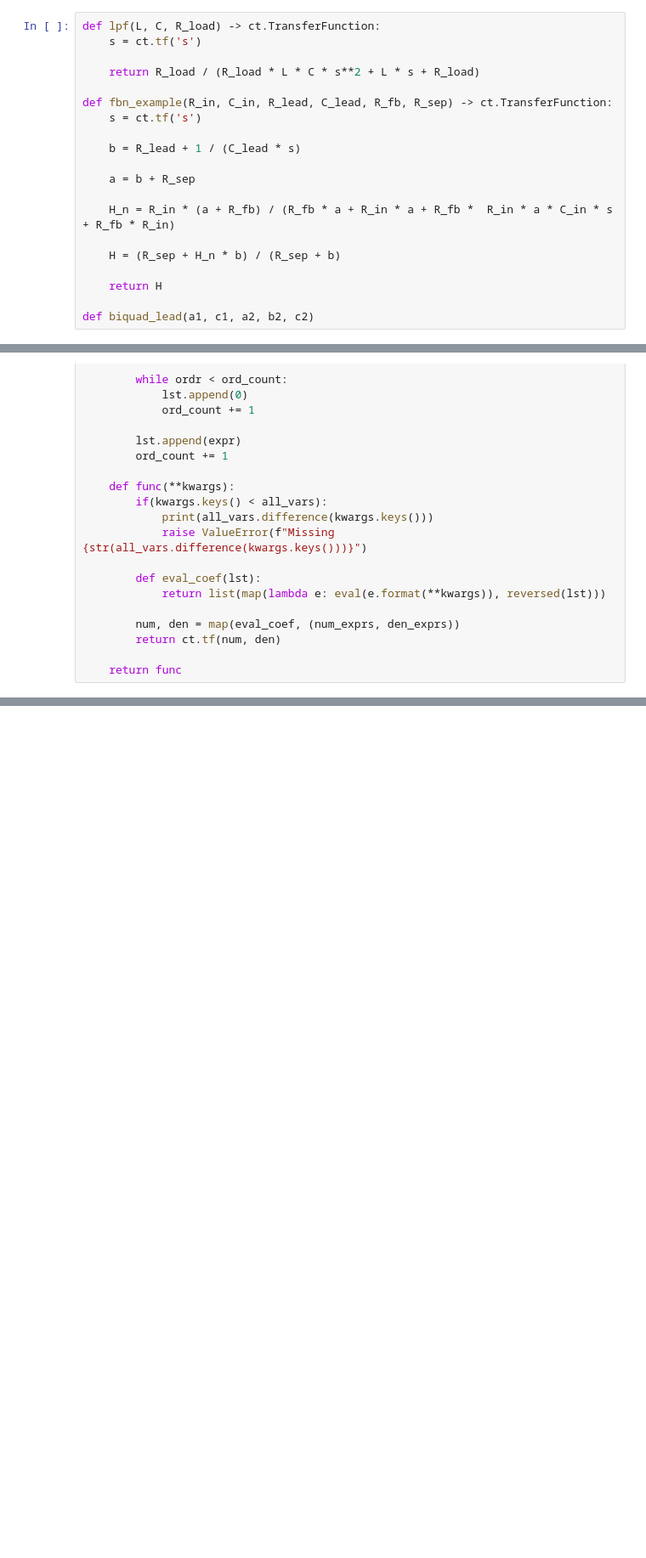
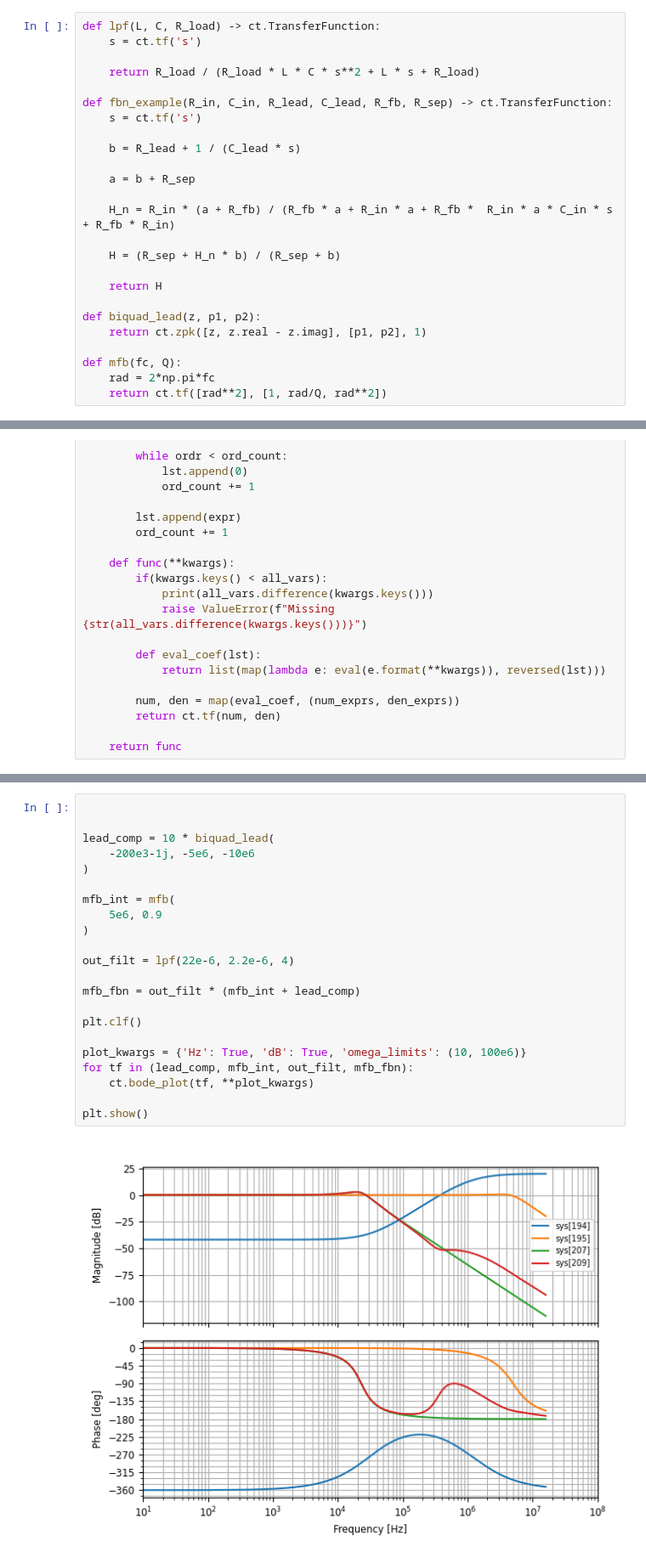
Before and after one commit to aaronlockhartdev/class-d-amp, a Jupyter notebook: loop_analysis/main.ipynb, the cells around one changed output, grey strips where cells are left out. Shown: that part at 85% size. Cells and saved outputs as stored; diff of their text form; blank space fills up the shorter version.

Commit message:
Updated ideas for lead compensator

```diff
--- a/loop_analysis/main.ipynb
+++ b/loop_analysis/main.ipynb
@@ -192,7 +192,12 @@ def fbn_example(R_in, C_in, R_lead, C_lead, R_fb, R_sep) -> ct.TransferFunction:
 
     return H
 
-def biquad_lead(a1, c1, a2, b2, c2)
+def biquad_lead(z, p1, p2):
+    return ct.zpk([z, z.real - z.imag], [p1, p2], 1)
+
+def mfb(fc, Q):
+    rad = 2*np.pi*fc
+    return ct.tf([rad**2], [1, rad/Q, rad**2])
 # %%
 import re
 
@@ -297,0 +268,24 @@ Wall time: 3.84 s
+# %%
+
+
+lead_comp = 10 * biquad_lead(
+    -200e3-1j, -5e6, -10e6
+)
+
+mfb_int = mfb(
+    5e6, 0.9
+)
+
+out_filt = lpf(22e-6, 2.2e-6, 4)
+
+mfb_fbn = out_filt * (mfb_int + lead_comp)
+
+plt.clf()
+
+plot_kwargs = {'Hz': True, 'dB': True, 'omega_limits': (10, 100e6)}
+for tf in (lead_comp, mfb_int, out_filt, mfb_fbn):
+    ct.bode_plot(tf, **plot_kwargs)
+
+plt.show()
+# %% [output]
+[figure, added]
```
Also changed, not shown: parts of 5 cells of this notebook, 11 other files.
